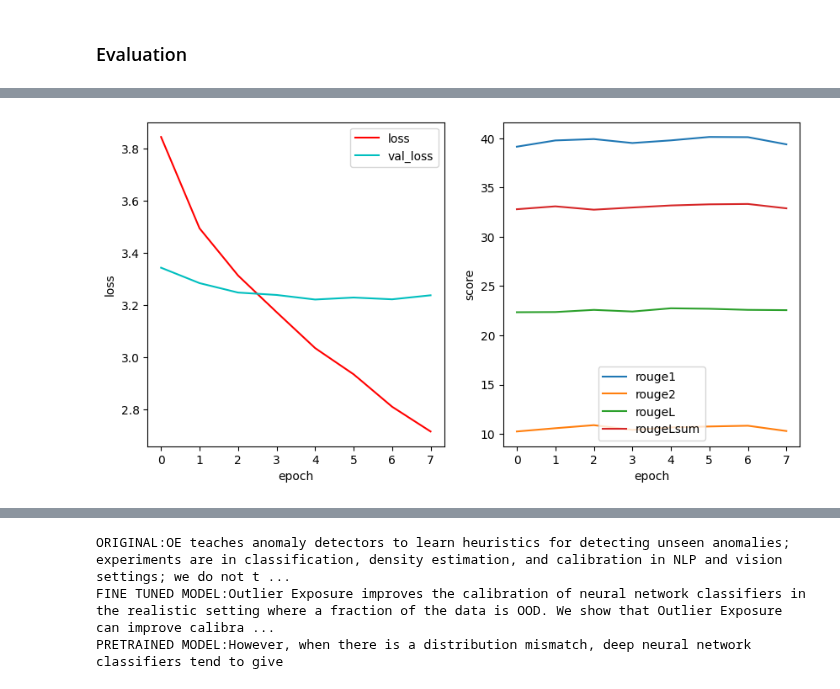
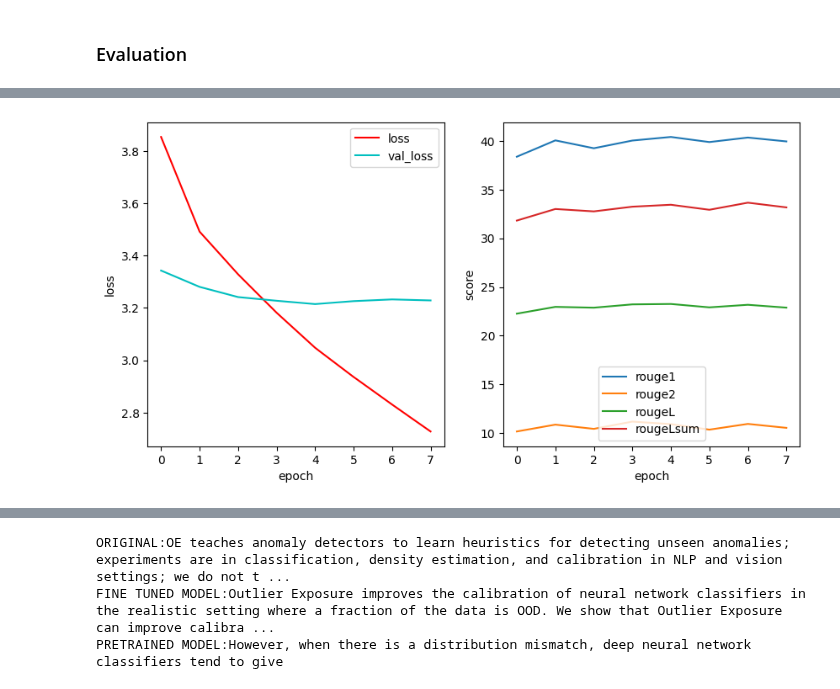
Before and after one commit to iguerrasevillano/Automated_Summaries_Generation_Scientific_Papers, a Jupyter notebook: TLDR.ipynb, the cells around one changed output, grey strips where cells are left out. Cells and saved outputs as stored; diff of their text form; code cells hidden in the pictures.

```diff
--- a/TLDR.ipynb
+++ b/TLDR.ipynb
@@ -307,8 +301,8 @@ model.generation_config.min_length = 60
 model.generation_config.length_penalty = 2.0
 model.generation_config.num_beams = 4
 
-model.generation_config.do_sample = False
-model.generation_config.temperature = 1
+model.generation_config.do_sample = True
+model.generation_config.temperature = 0.5
 model.generation_config.begin_suppress_tokens  = [tokenizer.convert_tokens_to_ids('We')]
 model.generation_config.suppress_tokens = [
     # tokenizer.convert_tokens_to_ids('Ġpaper'),
@@ -317,13 +311,13 @@ model.generation_config.suppress_tokens = [
                                            tokenizer.convert_tokens_to_ids('ĠIntrodu')]
                                           #  tokenizer.convert_tokens_to_ids('Ġwork'),
                                           #  tokenizer.convert_tokens_to_ids('Ġmethod')]
-
-model.generation_config.num_beam_groups = 4
-model.generation_config.diversity_penalty = 0.7
+if not model.generation_config.do_sample:
+  model.generation_config.num_beam_groups = 4
+  model.generation_config.diversity_penalty = 0.5
 
 model.generation_config.no_repeat_ngram_size = 3
 
-model.generation_config.repetition_penalty = 1.3
+model.generation_config.repetition_penalty = 1.8
 
 # model.generation_config.renormalize_logits = True
 
@@ -333,7 +327,7 @@ use_XLA = False
 if use_XLA:
   model.generation_config.no_repeat_ngram_size = 0 # In order to use XLA Generation
 
-name_model = 'greedy-norep-v5/'
+name_model = 'sampling-norep-v3/'
 
 print(model.generation_config)
 
@@ -571,7 +583,7 @@ name_models = {'sampling-norep-v0' : 'sampling-norep-v0/',
               #  'greedy-norep-v1' : 'greedy-norep-v1/',
               #  'greedy-norep-v2' : 'greedy-norep-v2/',
               #  'greedy-norep-v3' : 'greedy-norep-v3/',
-               'greedy-norep-v4' : 'greedy-norep-v4'}
+               'sampling-norep-v3' : 'sampling-norep-v3'}
 
 save_paths = {}
 models = {}
@@ -627,36 +639,36 @@ GenerationConfig {
 }
 # %%
-name = 'greedy-norep-v4'
+name = 'sampling-norep-v3'
 save_path = save_paths[name]
 
 with open(save_path + '/training_history.json', 'r') as file:
     loaded_history = json.load(file)
 
 H = History()
 H.history = loaded_history
 
 
 def plot_graphics(H):
 
     # Create a figure with 1 row and 2 columns, and set the figure size
     fig, ax = plt.subplots(1,2,figsize=(10,5))
 
     # Plot the training and validation loss for each epoch in the first subplot
     ax[0].plot(np.arange(0,len(H.history["loss"]) ), H.history["loss"], 'r', label="loss")
     ax[0].plot(np.arange(0,len(H.history["loss"])), H.history["val_loss"], 'c', label="val_loss")
     ax[0].set_xlabel('epoch')
     ax[0].set_ylabel('loss')
     ax[0].legend(loc="upper right")
     ax[1].plot(np.arange(0,len(H.history["loss"])), H.history["rouge1"], label="rouge1")
     ax[1].plot(np.arange(0,len(H.history["loss"])), H.history["rouge2"], label="rouge2")
     ax[1].plot(np.arange(0,len(H.history["loss"])), H.history["rougeL"], label="rougeL")
     ax[1].plot(np.arange(0,len(H.history["loss"])), H.history["rougeLsum"], label="rougeLsum")
     ax[1].set_xlabel('epoch')
     ax[1].set_ylabel('score')
     ax[1].legend()
 
 plot_graphics(H)
 plt.savefig(save_path + '/figure.png')
 # %% [output]
-[figure, old version]
+[figure, new version]
 # %%
```
Also changed, not shown: parts of 23 cells of this notebook.
